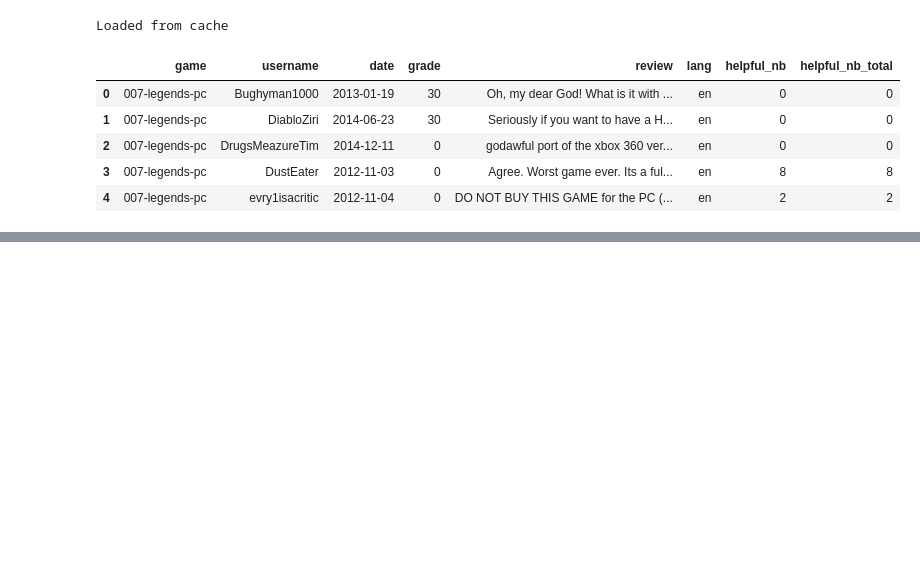
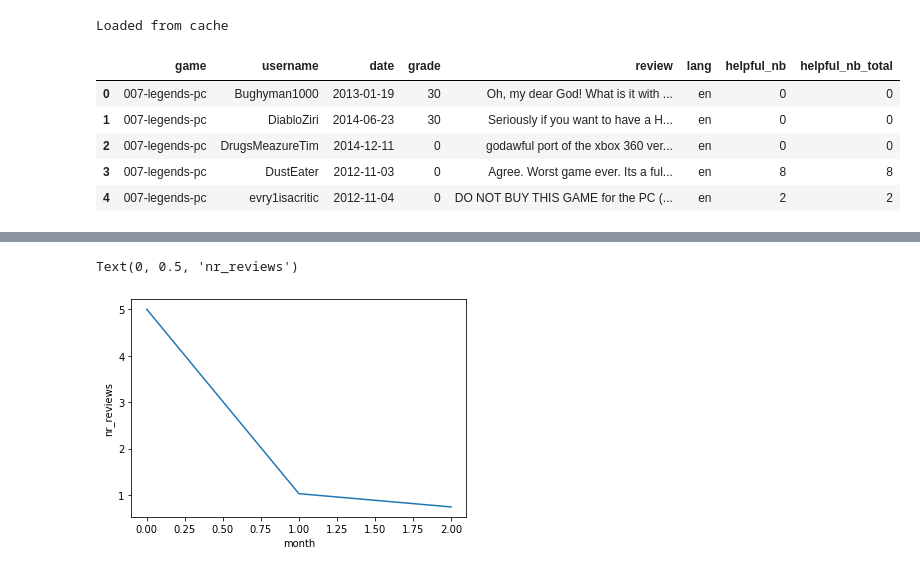
Before and after one commit to Wolfpack-Inc/stategy-business-models, a Jupyter notebook: weeks-volume-reviews.ipynb, the cells around one changed output, grey strips where cells are left out. Saved outputs shown, nothing was run; the diff lists cells and outputs as text; code cells hidden in the pictures; blank space fills up the shorter version.

```diff
--- a/weeks-volume-reviews.ipynb
+++ b/weeks-volume-reviews.ipynb
@@ -75,0 +95,10 @@ df.head()
+# %%
+def get_reviews_per_month(n_months, df):
+    # define a dataframe
+    matrix = pd.DataFrame(np.zeros((len(df.groupby('game')), n_months), dtype=np.int8), index=df.game.unique())
+
+    # enter reviews
+    for index, row in df[df['month']<n_months].iterrows():
+        matrix.loc[row['game'], row['month']] += 1
+
+    return matrix
@@ -75,0 +107,2 @@ df.head()
+# %%
+reviews_months_games = get_reviews_per_month(3, df)
@@ -75,0 +158,7 @@ df.head()
+# %%
+plt.plot(reviews_months_games.mean(axis=0))
+plt.xlabel('month')
+plt.ylabel('nr_reviews')
+# %% [output]
+Text(0, 0.5, 'nr_reviews')
+[figure, added]
```
Also changed, not shown: parts of 35 cells of this notebook, 1 other file.
